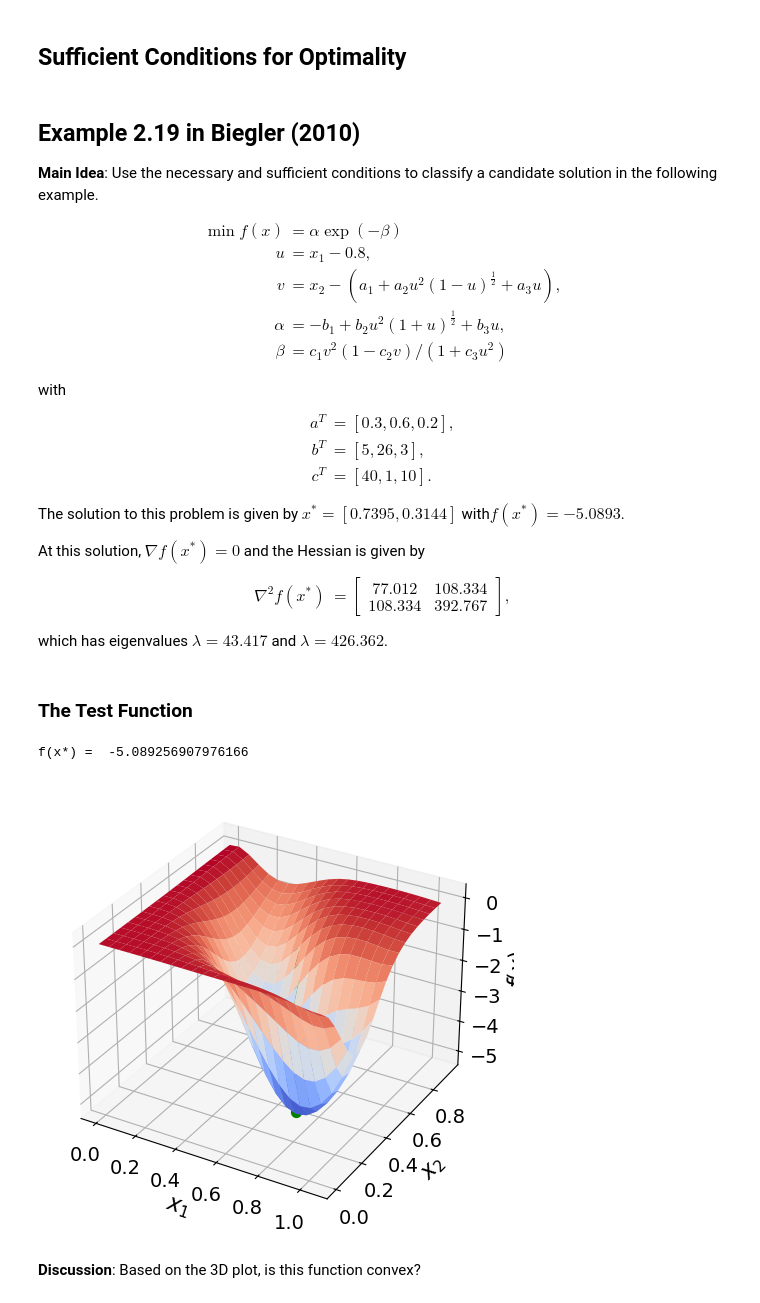
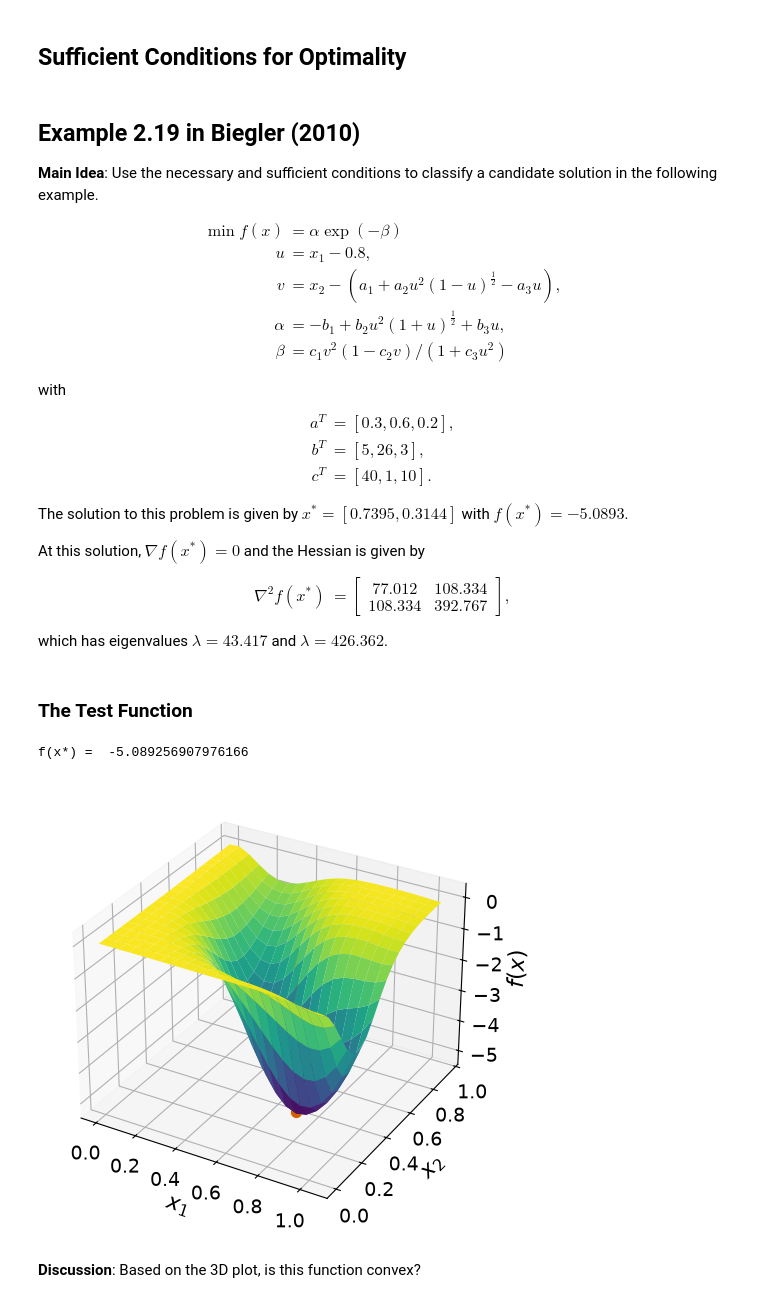
Before and after one commit to ndcbe/optimization, a Jupyter notebook: notebooks/6-dev/Optimality.ipynb, the cells around one changed output. Drawn from its saved outputs; the diff is of its cells as text; code cells hidden in the pictures.

```diff
--- a/notebooks/6-dev/Optimality.ipynb
+++ b/notebooks/6-dev/Optimality.ipynb
@@ -34,7 +33,7 @@ set_plotting_style()
 \begin{align}
 \min f(x) &= \alpha \exp(-\beta) \\
 u &= x_1 - 0.8, \\
-v &= x_2 - (a_1 + a_2u^2(1-u)^{\frac{1}{2}} + a_3u), \\
+v &= x_2 - (a_1 + a_2u^2(1-u)^{\frac{1}{2}} - a_3u), \\
 \alpha &= -b_1 + b_2u^2(1+u)^{\frac{1}{2}} + b_3u, \\
 \beta &= c_1 v^2(1 - c_2v) / (1 + c_3u^2)
 \end{align}
@@ -46,7 +45,7 @@ b^T &= [5, 26, 3], \nonumber \\
 c^T &= [40, 1, 10]. \nonumber
 \end{align}
 
-The solution to this problem is given by $x^* = [0.7395, 0.3144]$ with$f(x^*) = -5.0893$.
+The solution to this problem is given by $x^* = [0.7395, 0.3144]$ with $f(x^*) = -5.0893$.
 
 At this solution, $\nabla f(x^*) = 0$ and the Hessian is given by
 \begin{align}
@@ -71,7 +70,7 @@ def my_f(x, verbose=False):
     b = np.array([5, 26, 3])
     c = np.array([40, 1, 10])
 
-    # Intermediates. Recall Python indicies start at 0
+    # Intermediates. Recall Python indices start at 0
     u = x[0] - 0.8
     s = np.sqrt(1 - u)
     s2 = np.sqrt(1 + u)
@@ -114,38 +113,40 @@ n2 = len(x2)
 F = np.zeros([n2, n1])
 
 xtemp = np.zeros(2)
 
 # Evaluate f(x) over grid
 for i in range(0, n1):
     xtemp[0] = x1[i]
     for j in range(0, n2):
         xtemp[1] = x2[j]
         F[j, i] = my_f(xtemp)
 
 # Create 3D figure
 ax = plt.figure().add_subplot(projection="3d")
 
-# Plot f(x)
-surf = ax.plot_surface(X1, X2, F, linewidth=0, cmap=cm.coolwarm, antialiased=True)
+# Plot f(x). viridis is monotone in luminance, so the surface still reads
+# when the handout is printed in black and white. See figures/README.md:
+# coolwarm is not allowed for this reason.
+ax.plot_surface(X1, X2, F, linewidth=0, cmap=cm.viridis, antialiased=True)
 
 # Add candidate point
-ax.scatter(xtest[0], xtest[1], ftest, s=50, color="green", depthshade=True)
+ax.scatter(xtest[0], xtest[1], ftest, s=50, color="#D55E00", depthshade=True)
 
 # Draw vertical line through stationary point to help visualization
 # Maximum value in array
 fmax = np.amax(F)
 fmin = np.amin(F)
-ax.plot([xtest[0], xtest[0]], [xtest[1], xtest[1]], [fmin, fmax], color="green")
+ax.plot([xtest[0], xtest[0]], [xtest[1], xtest[1]], [fmin, fmax], color="#D55E00")
 
 ax.set_xlabel("$x_{1}$")
 ax.set_ylabel("$x_{2}$")
 ax.set_zlabel("$f(x)$")
 
 plt.tight_layout()
 plt.show()
 # %% [output]
 f(x*) =  -5.089256907976166
-[figure, old version]
+[figure, new version]
 # %% [markdown]
 **Discussion**: Based on the 3D plot, is this function convex?
 # %% [markdown]
```
Also changed, not shown: parts of 4 cells of this notebook.
